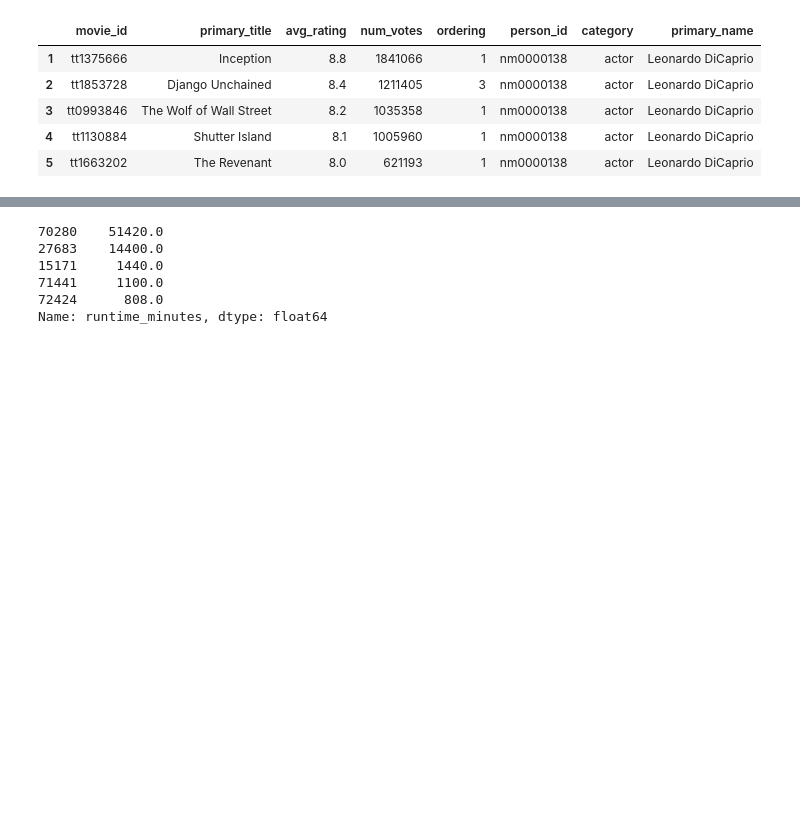
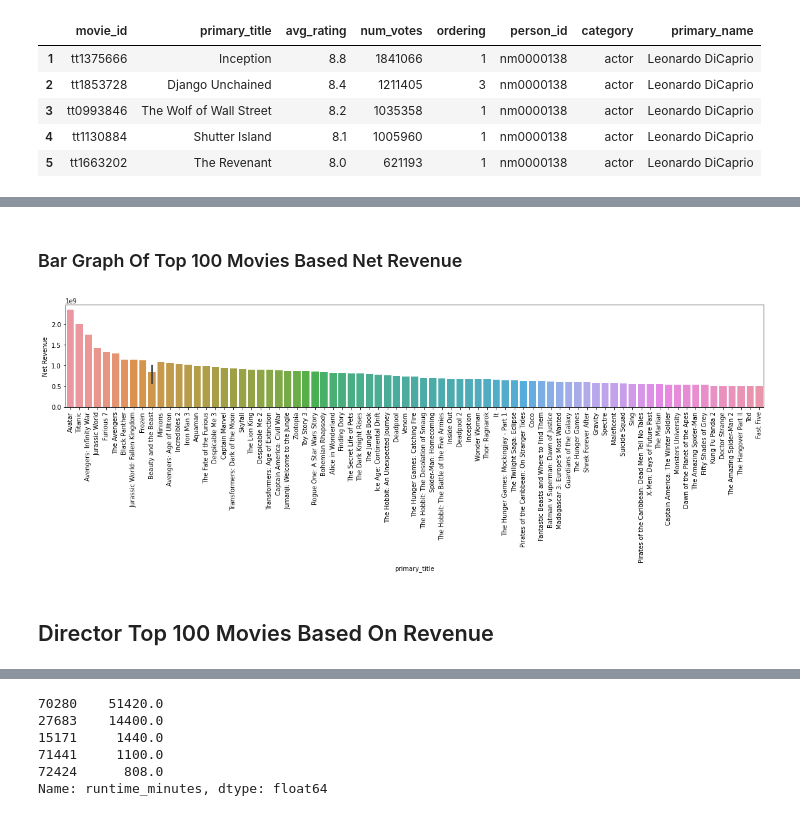
Before and after one commit to reboyce/Gilbert-Team-Repo, a Jupyter notebook: Notebooks/Chris Notebook.ipynb, the cells around one changed output, grey strips where cells are left out. Saved outputs shown, nothing was run; the diff lists cells and outputs as text; code cells hidden in the pictures; blank space fills up the shorter version.

```diff
--- a/Notebooks/Chris Notebook.ipynb
+++ b/Notebooks/Chris Notebook.ipynb
@@ -228,0 +282,6 @@ top_genre_counts.plot(kind='bar', figsize=(8, 4));
+# %%
+# Removing commas from budget columns to allow for manipulation
+budgets['production_budget'] = budgets['production_budget'].str.replace(',','')
+budgets['domestic_gross'] = budgets['domestic_gross'].str.replace(',','')
+budgets['worldwide_gross'] = budgets['worldwide_gross'].str.replace(',','')
+budgets.head()
@@ -228,0 +344,8 @@ top_genre_counts.plot(kind='bar', figsize=(8, 4));
+# %%
+# Merge movie basics and budget to get top 100 movies based on revenue.
+rev_movie_info = pd.merge(movie_basics, budgets, how='inner', on='primary_title')
+# movies sort by net_revenue
+top_rev_movies = rev_movie_info.sort_values(by='net_revenue', ascending=False)
+# top 100 movies selected
+top_100_rev = top_rev_movies.iloc[:100]
+#index reseted for top 100 movies
@@ -228,0 +366,13 @@ top_genre_counts.plot(kind='bar', figsize=(8, 4));
+# %% [markdown]
+### Bar Graph Of Top 100 Movies Based Net Revenue
+# %%
+# bar plot for average rating of top 100 movies
+plt.figure(figsize = (20,3))
+plt.xticks(rotation = 90)
+sns.barplot(x=top_100_rev.primary_title, y=top_100_rev.net_revenue)
+plt.ylabel('Net Revenue')
+plt.show();
+# %% [output]
+[figure, added]
+# %% [markdown]
+## Director Top 100 Movies Based On Revenue
```
Also changed, not shown: parts of 84 cells of this notebook, 1 other file.
